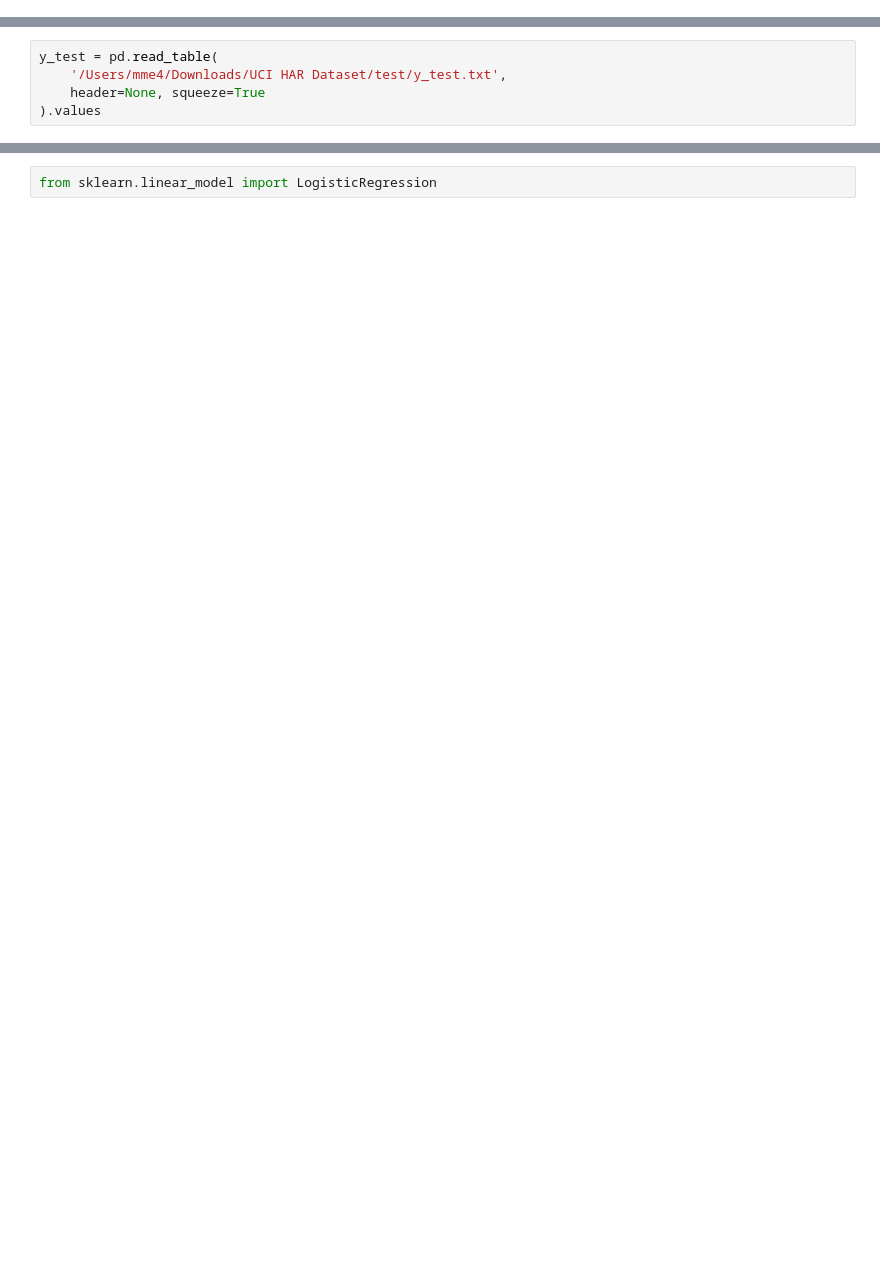
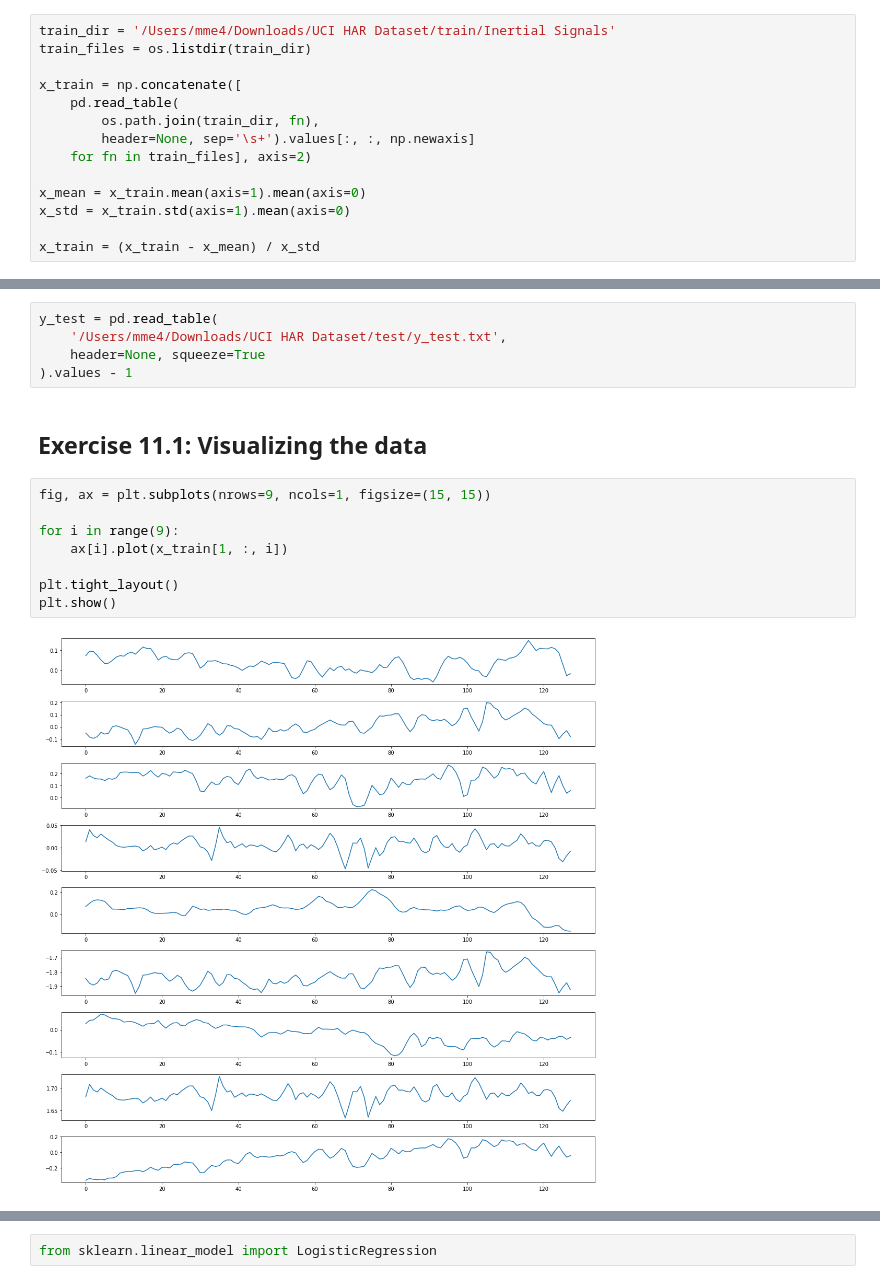
Before and after one commit to mengelhard/bsrt_ml4h, a Jupyter notebook: notebooks/CE11.ipynb, the cells around one changed output, grey strips where cells are left out. Cells and saved outputs as stored; diff of their text form; blank space fills up the shorter version.

```diff
--- a/notebooks/CE11.ipynb
+++ b/notebooks/CE11.ipynb
@@ -12,0 +45,14 @@ x_test = pd.read_table(
+# %%
+train_dir = '/Users/mme4/Downloads/UCI HAR Dataset/train/Inertial Signals'
+train_files = os.listdir(train_dir)
+
+x_train = np.concatenate([
+    pd.read_table(
+        os.path.join(train_dir, fn),
+        header=None, sep='\s+').values[:, :, np.newaxis]
+    for fn in train_files], axis=2)
+
+x_mean = x_train.mean(axis=1).mean(axis=0)
+x_std = x_train.std(axis=1).mean(axis=0)
+
+x_train = (x_train - x_mean) / x_std
@@ -19,7 +75,19 @@ y_train = pd.read_table(
 y_test = pd.read_table(
     '/Users/mme4/Downloads/UCI HAR Dataset/test/y_test.txt',
     header=None, squeeze=True
-).values
+).values - 1
+# %% [markdown]
+## Exercise 11.1: Visualizing the data
+# %%
+fig, ax = plt.subplots(nrows=9, ncols=1, figsize=(15, 15))
+
+for i in range(9):
+    ax[i].plot(x_train[1, :, i])
+
+plt.tight_layout()
+plt.show()
+# %% [output]
+[figure, added]
 # %%
 x_train.shape, y_train.shape, x_test.shape, y_test.shape
 # %% [output]
```
Also changed, not shown: parts of 22 cells of this notebook, 1 other file.
